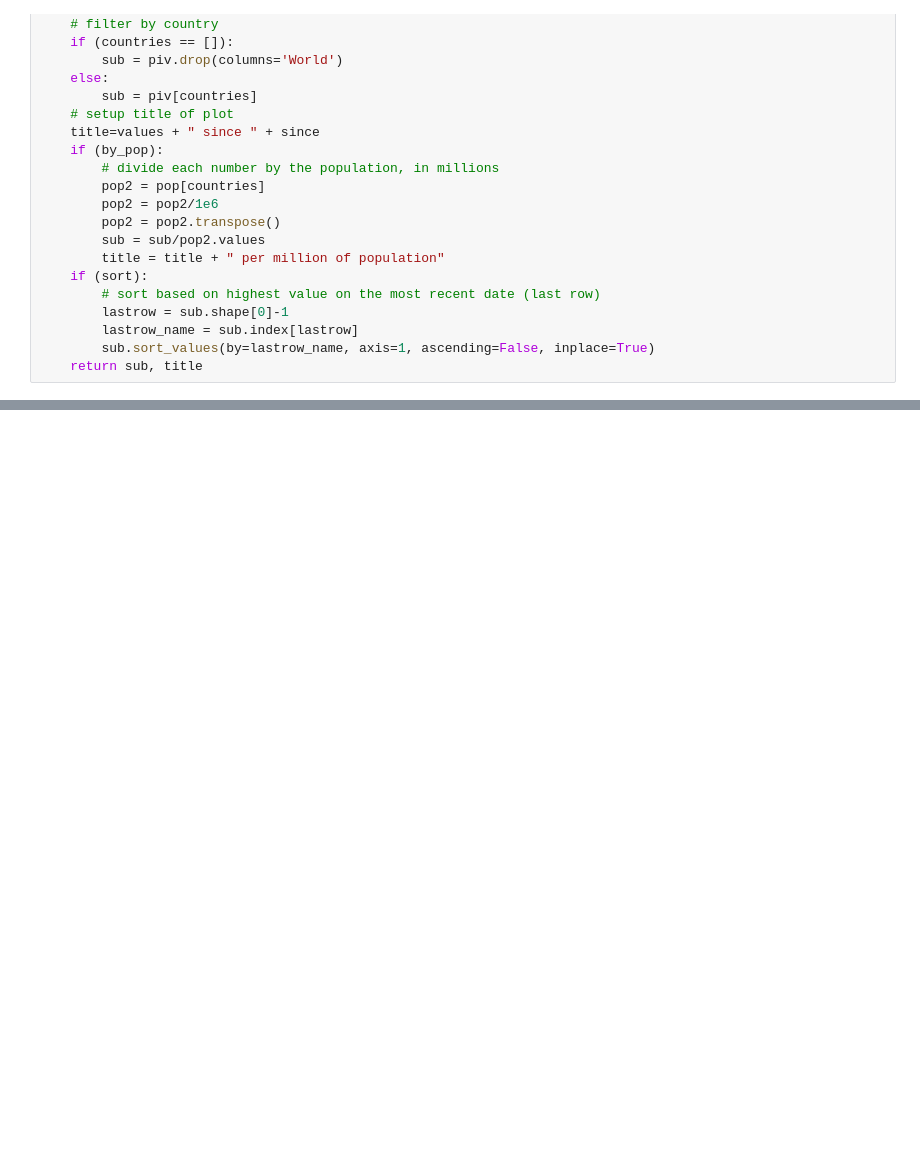
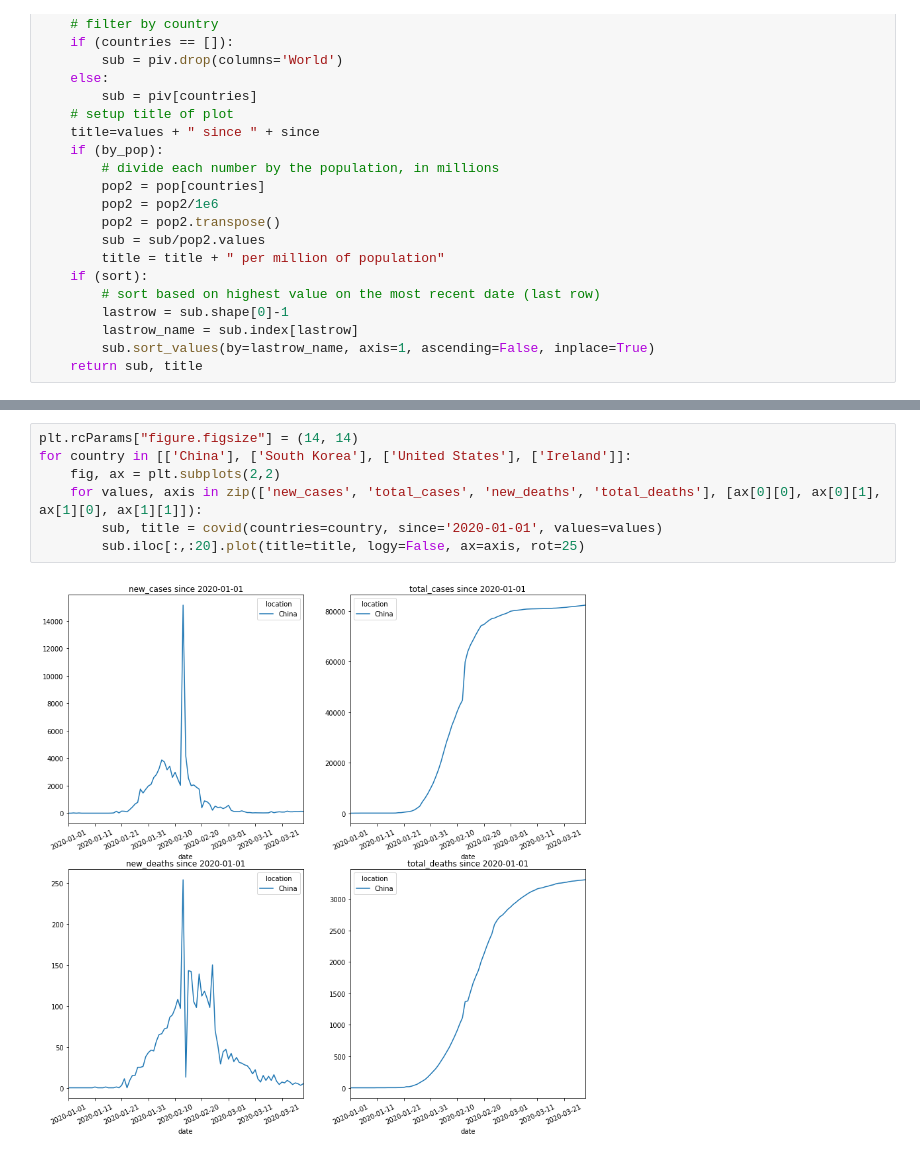
Before and after one commit to bakirl/covid19-tracker, a Jupyter notebook: covid19.ipynb, the cells around one changed output, grey strips where cells are left out. Drawn from its saved outputs; the diff is of its cells as text; blank space fills up the shorter version.

```diff
--- a/covid19.ipynb
+++ b/covid19.ipynb
@@ -136,0 +147,9 @@ for values, axis in zip(['new_cases', 'total_cases', 'new_deaths', 'total_deaths
+# %%
+plt.rcParams["figure.figsize"] = (14, 14)
+for country in [['China'], ['South Korea'], ['United States'], ['Ireland']]:
+    fig, ax = plt.subplots(2,2)
+    for values, axis in zip(['new_cases', 'total_cases', 'new_deaths', 'total_deaths'], [ax[0][0], ax[0][1], ax[1][0], ax[1][1]]):
+        sub, title = covid(countries=country, since='2020-01-01', values=values)
+        sub.iloc[:,:20].plot(title=title, logy=False, ax=axis, rot=25)
+# %% [output]
+[figure, added]
```
Also changed, not shown: parts of 20 cells of this notebook.
